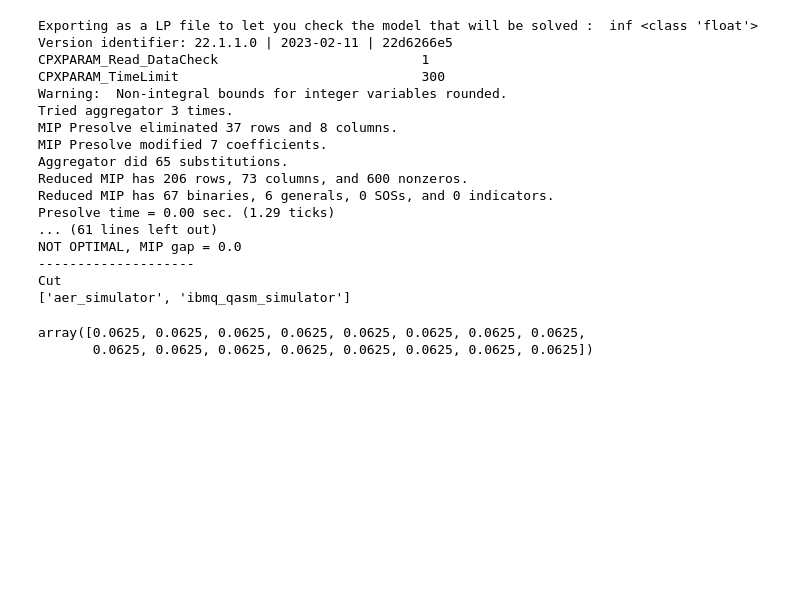
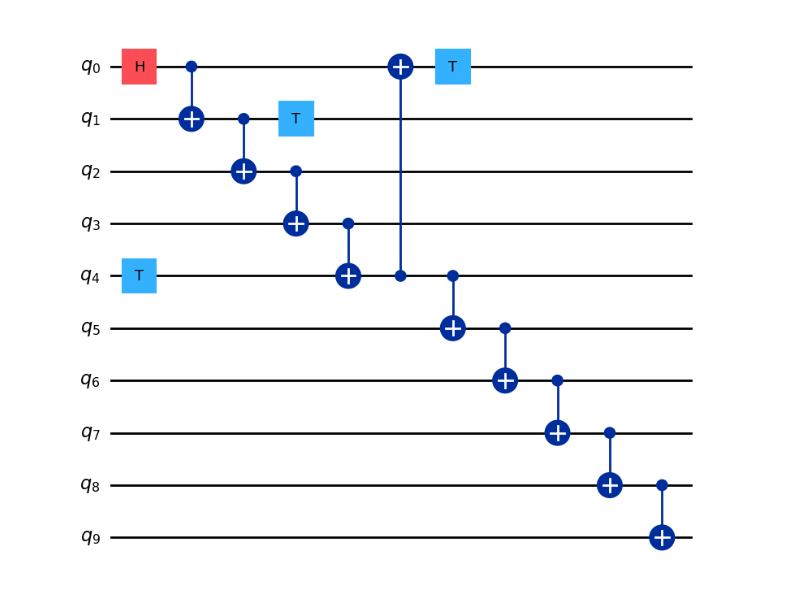
Before and after one commit to qerberos-code/QHACK-24, a Jupyter notebook: CircuitSplitting/Csplit.ipynb, the cells around one changed output. Saved outputs shown, nothing was run; the diff lists cells and outputs as text; code cells hidden in the pictures; blank space fills up the shorter version.

```diff
--- a/CircuitSplitting/Csplit.ipynb
+++ b/CircuitSplitting/Csplit.ipynb
@@ -79,44 +52,16 @@ True
-# %%
-def SplitandCombine(circuit):
-    cuts = cut_circuit_wires(
-    circuit=circuit,
-    method="automatic",
-    max_subcircuit_width=5,
-    max_cuts=2,
-    num_subcircuits=[2])
-    eval_list = []
-    for c in cuts['subcircuits']:
-        if c.num_qubits < 3:
-            print("Cut")
-            eval_list.append('aer_simulator')
-            continue
-        if is_circuit_clifford(c):
-            eval_list.append('aer_simulator')
-        else:
-            eval_list.append('ibmq_qasm_simulator')
-    subcircuit_instance_probabilities = evaluate_subcircuits(cuts, backend_names=eval_list)
-    reconstructed_probabilities = reconstruct_full_distribution(circuit, subcircuit_instance_probabilities, cuts)
-
-    return reconstructed_probabilities
-
-SplitandCombine(qf)
-# %% [output]
-Exporting as a LP file to let you check the model that will be solved :  inf <class 'float'>
-Version identifier: 22.1.1.0 | 2023-02-11 | 22d6266e5
-CPXPARAM_Read_DataCheck                          1
-CPXPARAM_TimeLimit                               300
-Warning:  Non-integral bounds for integer variables rounded.
-Tried aggregator 3 times.
-MIP Presolve eliminated 37 rows and 8 columns.
-MIP Presolve modified 7 coefficients.
-Aggregator did 65 substitutions.
-Reduced MIP has 206 rows, 73 columns, and 600 nonzeros.
-Reduced MIP has 67 binaries, 6 generals, 0 SOSs, and 0 indicators.
-Presolve time = 0.00 sec. (1.29 ticks)
-... (61 lines left out)
-NOT OPTIMAL, MIP gap = 0.0
---------------------
-Cut
-['aer_simulator', 'ibmq_qasm_simulator']
-array([0.0625, 0.0625, 0.0625, 0.0625, 0.0625, 0.0625, 0.0625, 0.0625,
-       0.0625, 0.0625, 0.0625, 0.0625, 0.0625, 0.0625, 0.0625, 0.0625])
+# %%
+qc = QuantumCircuit(10)
+
+qc.h(0)
+qc.t(4)
+for i in range(9):
+    if i == 4:
+        qc.cx(i, 0)
+    qc.cx(i, i+1)
+
+
+qc.t(0)
+qc.t(1)
+qc.draw(output='mpl')
+# %% [output]
+[figure, added]
```
Also changed, not shown: parts of 5 cells of this notebook.
